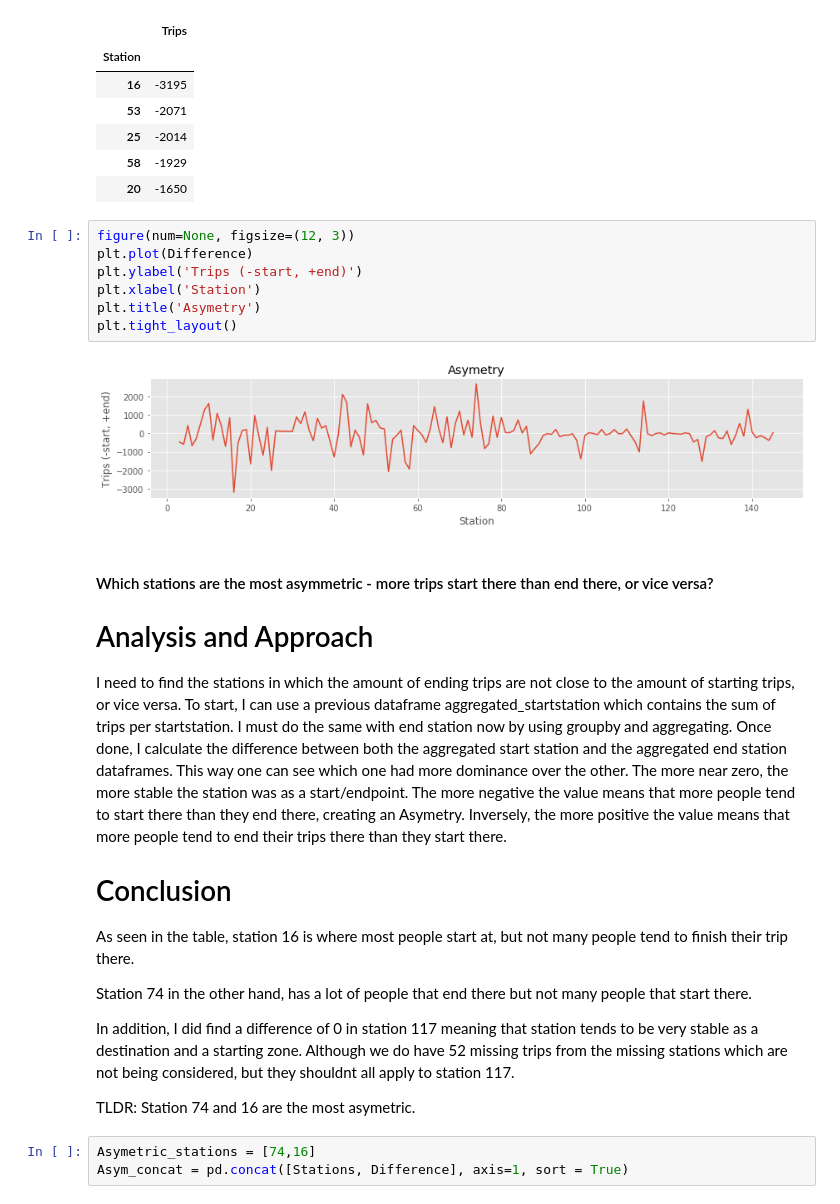
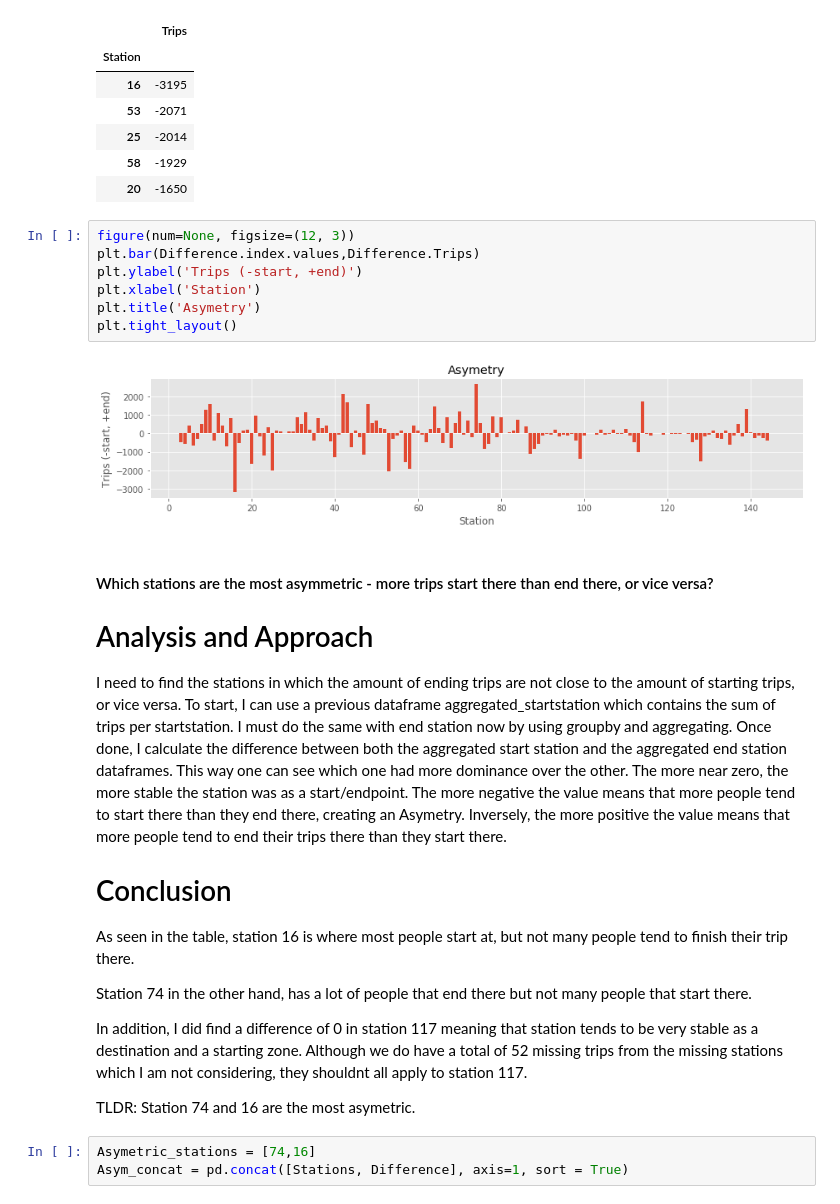
Before and after one commit to jisanos/Hubway-Data-Visualization-Challenge, a Jupyter notebook: Exam_Script.ipynb, the cells around one changed output. Saved outputs shown, nothing was run; the diff lists cells and outputs as text.

Commit message:
Changed the Asymetry plot to a bar plot

```diff
--- a/Exam_Script.ipynb
+++ b/Exam_Script.ipynb
@@ -571,13 +571,13 @@ Difference.sort_values(by='Trips', ascending=1).head()
 | 20 | -1650 |
 # %%
 figure(num=None, figsize=(12, 3))
-plt.plot(Difference)
+plt.bar(Difference.index.values,Difference.Trips)
 plt.ylabel('Trips (-start, +end)')
 plt.xlabel('Station')
 plt.title('Asymetry')
 plt.tight_layout()
 # %% [output]
-[figure, old version]
+[figure, new version]
 # %% [markdown]
 #### Which stations are the most asymmetric - more trips start there than end there, or vice versa?
 
@@ -591,7 +591,7 @@ As seen in the table, station 16 is where most people start at, but not many peo
 
 Station 74 in the other hand, has a lot of people that end there but not many people that start there.
 
-In addition, I did find a difference of 0 in station 117 meaning that station tends to be very stable as a destination and a starting zone. Although we do have 52 missing trips from the missing stations which are not being considered, but they shouldnt all apply to station 117.
+In addition, I did find a difference of 0 in station 117 meaning that station tends to be very stable as a destination and a starting zone. Although we do have a total of 52 missing trips from the missing stations which I am not considering, they shouldnt all apply to station 117.
 
 TLDR: Station 74 and 16 are the most asymetric.
 # %%
```
